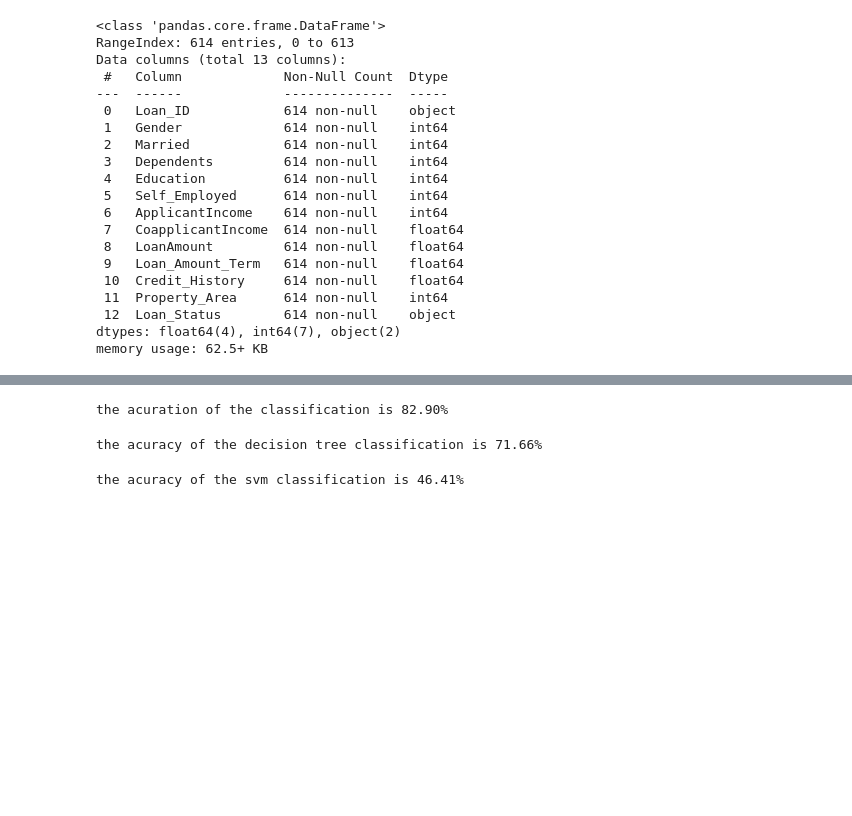
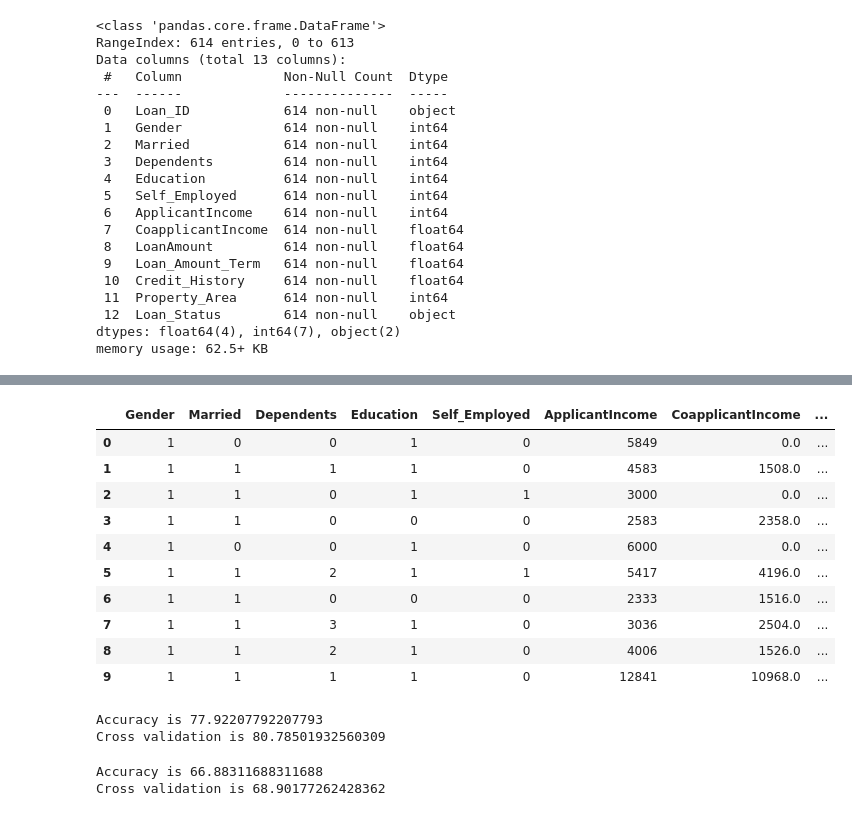
Before and after one commit to SharifMahin/Machine-Learnig-project, a Jupyter notebook: loan_prophecy_project.ipynb, the cells around one changed output, grey strips where cells are left out. Drawn from its saved outputs; the diff is of its cells as text; code cells hidden in the pictures; blank space fills up the shorter version.

```diff
--- a/loan_prophecy_project.ipynb
+++ b/loan_prophecy_project.ipynb
@@ -218,21 +208,17 @@ score = []
-# %%
-clf = RandomForestClassifier(n_estimators=200)
-scores = cross_val_score(clf, x, y, cv=5)
-score.append(scores.mean())
-print('the acuration of the classification is %.2f%%' %(scores.mean()*100))
-# %% [output]
-the acuration of the classification is 82.90%
-# %%
-clf=DecisionTreeClassifier()
-scores=cross_val_score(clf, x, y,cv=5)
-score.append(scores.mean())
-print('the acuracy of the decision tree classification is %.2f%%' %(scores.mean()*100))
-# %% [output]
-the acuracy of the decision tree classification is 71.66%
-# %%
-clf = svm.LinearSVC(max_iter=5000)
-scores=cross_val_score(clf, x, y,cv=5)
-score.append(scores.mean())
-print('the acuracy of the svm classification is %.2f%%' %(scores.mean()*100))
-# %% [output]
-the acuracy of the svm classification is 46.41%
+# %%
+cols = ['Loan_ID',]
+data_frame = data_frame.drop(columns=cols, axis=1)
+# %%
+data_frame.head(10)
+# %% [output]
+|  | Gender | Married | Dependents | Education | Self_Employed | ApplicantIncome | CoapplicantIncome | ... |
+| 0 | 1 | 0 | 0 | 1 | 0 | 5849 | 0.0 | ... |
+| 1 | 1 | 1 | 1 | 1 | 0 | 4583 | 1508.0 | ... |
+| 2 | 1 | 1 | 0 | 1 | 1 | 3000 | 0.0 | ... |
+| 3 | 1 | 1 | 0 | 0 | 0 | 2583 | 2358.0 | ... |
+| 4 | 1 | 0 | 0 | 1 | 0 | 6000 | 0.0 | ... |
+| 5 | 1 | 1 | 2 | 1 | 1 | 5417 | 4196.0 | ... |
+| 6 | 1 | 1 | 0 | 0 | 0 | 2333 | 1516.0 | ... |
+| 7 | 1 | 1 | 3 | 1 | 0 | 3036 | 2504.0 | ... |
+| 8 | 1 | 1 | 2 | 1 | 0 | 4006 | 1526.0 | ... |
+| 9 | 1 | 1 | 1 | 1 | 0 | 12841 | 10968.0 | ... |
@@ -238,0 +239,14 @@ the acuracy of the svm classification is 46.41%
+# %%
+from sklearn.linear_model import LogisticRegression
+model = LogisticRegression()
+classify(model, X, y)
+# %% [output]
+Accuracy is 77.92207792207793
+Cross validation is 80.78501932560309
+# %%
+from sklearn.tree import DecisionTreeClassifier
+model = DecisionTreeClassifier()
+classify(model, X, y)
+# %% [output]
+Accuracy is 66.88311688311688
+Cross validation is 68.90177262428362
```
Also changed, not shown: parts of 5 cells of this notebook.
